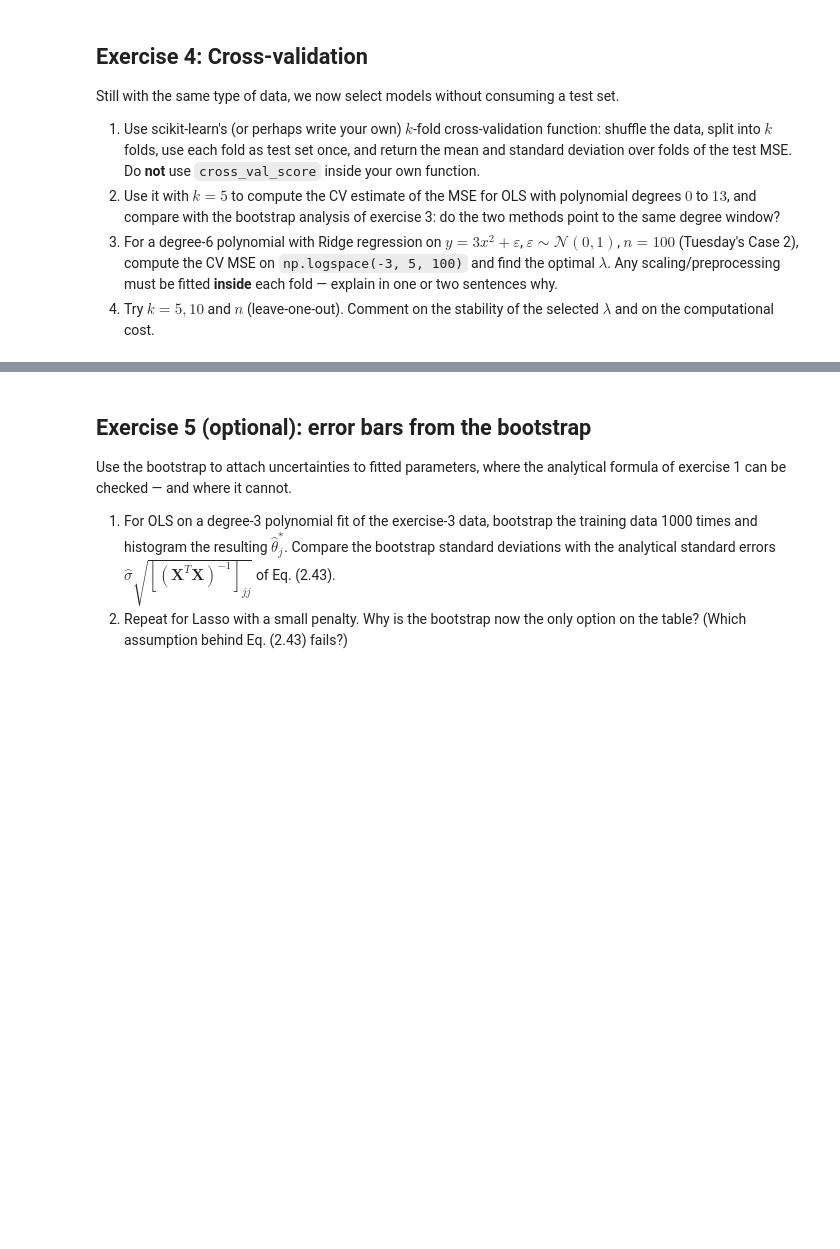
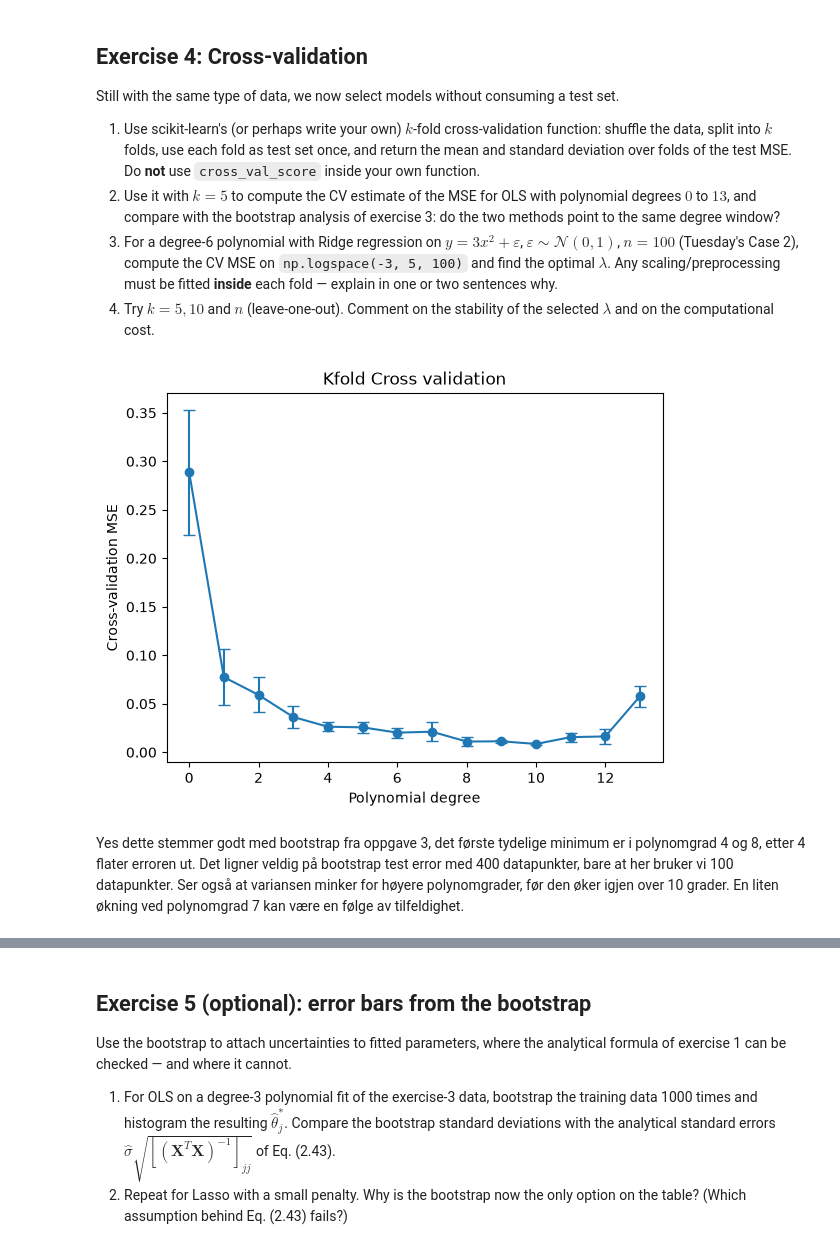
Before and after one commit to Timholmen96/MachineLearningUiO, a Jupyter notebook: doc/WeeklyMaterial/week36/exercisesweek36.ipynb, the cells around one changed output, grey strips where cells are left out. Cells and saved outputs as stored; diff of their text form; code cells hidden in the pictures; blank space fills up the shorter version.

```diff
--- a/doc/WeeklyMaterial/week36/exercisesweek36.ipynb
+++ b/doc/WeeklyMaterial/week36/exercisesweek36.ipynb
@@ -296,3 +279,64 @@ test set.
    selected $\lambda$ and on the computational cost.
 # %%
 # Your code for exercise 4 here
+
+
+def kfold_cross_validation(n, folds, degree):
+    x = np.linspace(-3, 3, n).reshape(-1, 1)
+    y = (
+        np.exp(-x**2)
+        + 1.5 * np.exp(-(x - 2)**2)
+        + np.random.normal(0, 0.1, x.shape)
+    )
+
+    kfold = KFold(
+        n_splits=folds,
+        shuffle=True,
+        random_state=2026
+    )
+
+    fold_mse = []
+    model = make_pipeline(
+        PolynomialFeatures(degree=degree),
+        LinearRegression(fit_intercept=False)
+    )
+
+    for train_index, test_index in kfold.split(x):
+        x_train, x_test = x[train_index], x[test_index]
+        y_train, y_test = y[train_index], y[test_index]
+
+        model.fit(x_train, y_train)
+        y_pred = model.predict(x_test)
+        fold_mse.append(np.mean((y_test - y_pred) ** 2))
+
+    mean_mse = np.mean(fold_mse)
+    std_mse = np.std(fold_mse, ddof=1)
+
+    return mean_mse, std_mse, fold_mse
+
+maxdegree = 14
+mean_mse_arr = np.zeros(maxdegree)
+std_mse_arr = np.zeros(maxdegree)
+
+for degree in range(maxdegree):
+    mean_mse, std_mse, fold_mse = kfold_cross_validation(100, 5, degree)
+    mean_mse_arr[degree] = mean_mse
+    std_mse_arr[degree] = std_mse
+
+degrees = np.arange(maxdegree)
+
+plt.errorbar(
+    degrees,
+    mean_mse_arr,
+    yerr=std_mse_arr,
+    marker="o",
+    capsize=4
+)
+plt.title("Kfold Cross validation")
+plt.xlabel("Polynomial degree")
+plt.ylabel("Cross-validation MSE")
+plt.show()
+# %% [output]
+[figure, added]
+# %% [markdown]
+Yes dette stemmer godt med bootstrap fra oppgave 3, det første tydelige minimum er i polynomgrad 4 og 8, etter 4 flater erroren ut. Det ligner veldig på bootstrap test error med 400 datapunkter, bare at her bruker vi 100 datapunkter. Ser også at variansen minker for høyere polynomgrader, før den øker igjen over 10 grader. En liten økning ved polynomgrad 7 kan være en følge av tilfeldighet.
```
Also changed, not shown: parts of 9 cells of this notebook, 1 other file.
